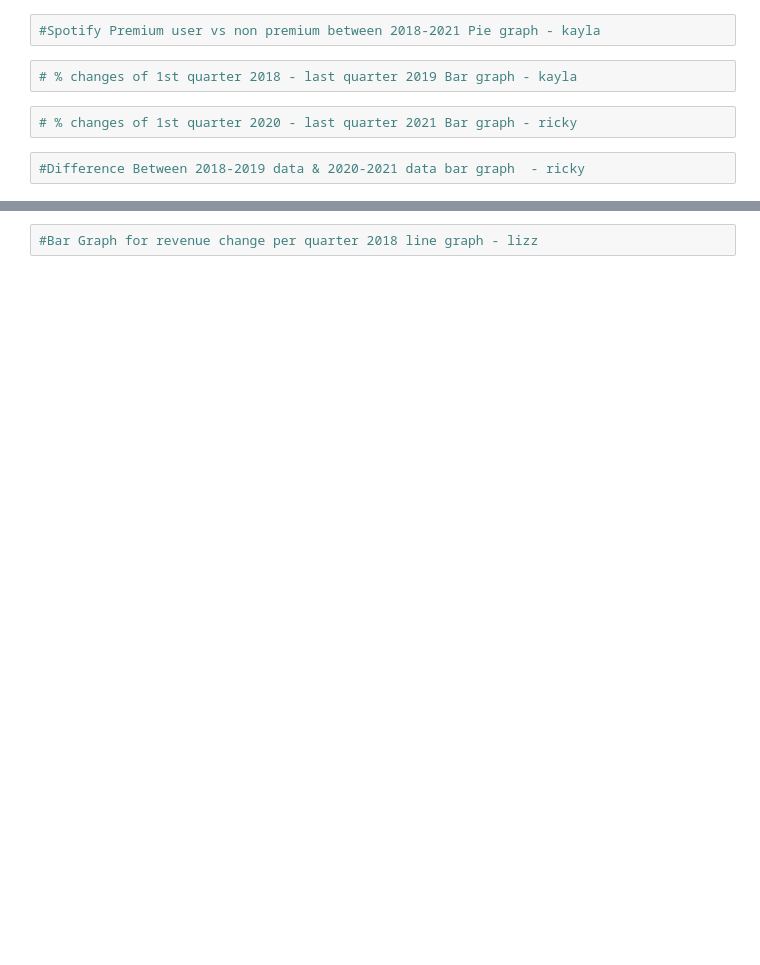
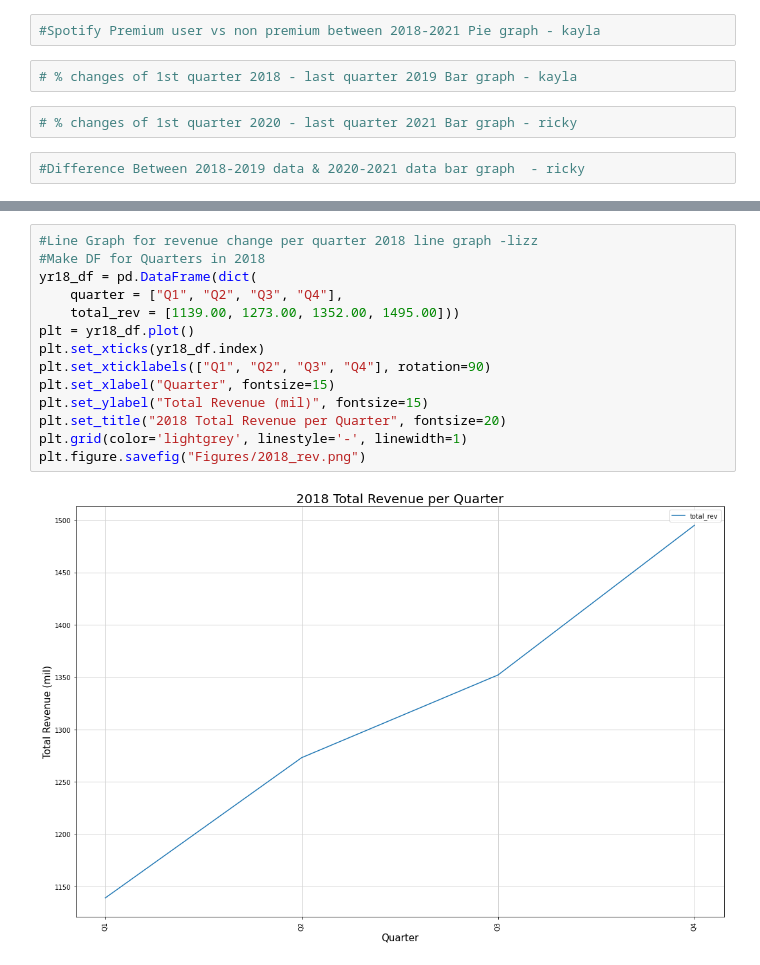
Before and after one commit to abesprgrss/Project-1, a Jupyter notebook: Spotify_Covid.ipynb, the cells around one changed output, grey strips where cells are left out. Saved outputs shown, nothing was run; the diff lists cells and outputs as text; blank space fills up the shorter version.

```diff
--- a/Spotify_Covid.ipynb
+++ b/Spotify_Covid.ipynb
@@ -38,2 +132,16 @@ housing_data.head()
 # %%
-#Bar Graph for revenue change per quarter 2018 line graph - lizz
+#Line Graph for revenue change per quarter 2018 line graph -lizz
+#Make DF for Quarters in 2018
+yr18_df = pd.DataFrame(dict(
+    quarter = ["Q1", "Q2", "Q3", "Q4"],
+    total_rev = [1139.00, 1273.00, 1352.00, 1495.00]))
+plt = yr18_df.plot()
+plt.set_xticks(yr18_df.index)
+plt.set_xticklabels(["Q1", "Q2", "Q3", "Q4"], rotation=90)
+plt.set_xlabel("Quarter", fontsize=15)
+plt.set_ylabel("Total Revenue (mil)", fontsize=15)
+plt.set_title("2018 Total Revenue per Quarter", fontsize=20)
+plt.grid(color='lightgrey', linestyle='-', linewidth=1)
+plt.figure.savefig("Figures/2018_rev.png")
+# %% [output]
+[figure, added]
```
Also changed, not shown: parts of 14 cells of this notebook, 5 other files.
